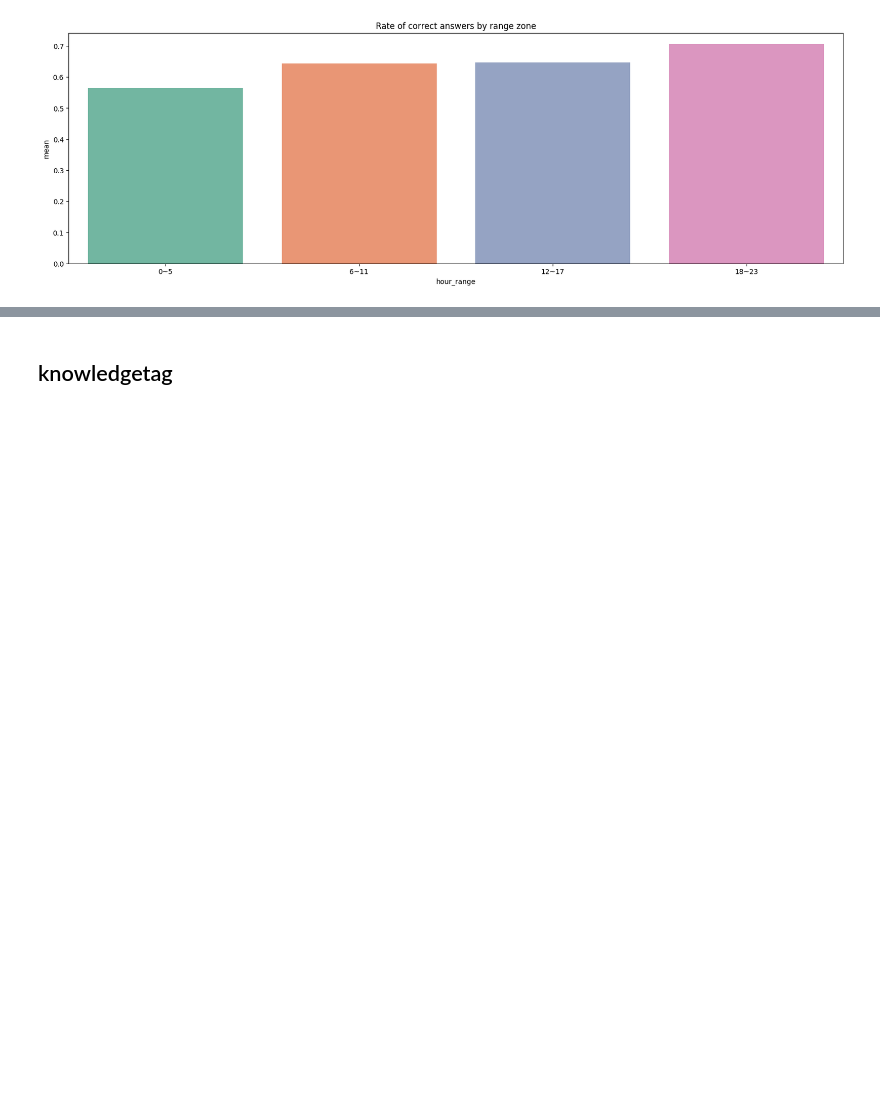
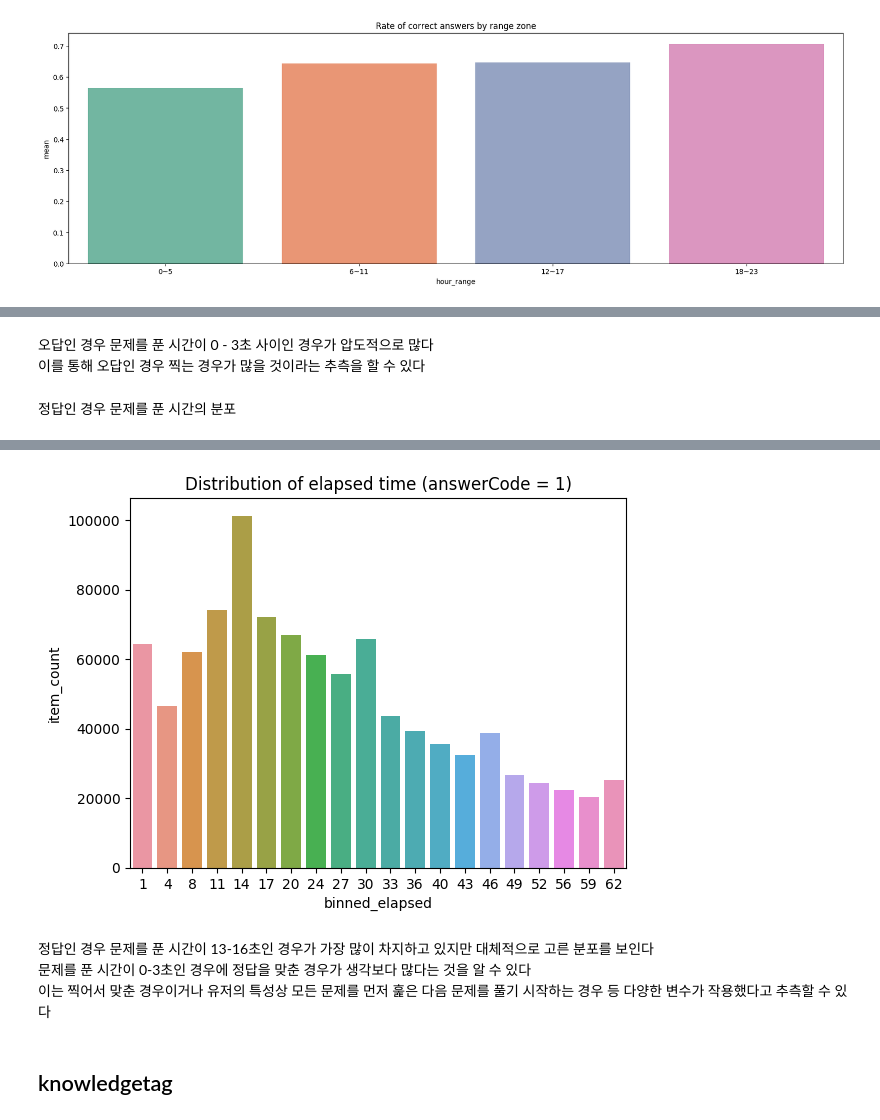
Before and after one commit to boostcampaitech5/level2_dkt-recsys-09, a Jupyter notebook: eda/eda_integration.ipynb, the cells around one changed output, grey strips where cells are left out. Saved outputs shown, nothing was run; the diff lists cells and outputs as text; code cells hidden in the pictures; blank space fills up the shorter version.

```diff
--- a/eda/eda_integration.ipynb
+++ b/eda/eda_integration.ipynb
@@ -720,0 +789,11 @@ plt.show()
+# %% [markdown]
+오답인 경우 문제를 푼 시간이 0 - 3초 사이인 경우가 압도적으로 많다<br>
+이를 통해 오답인 경우 찍는 경우가 많을 것이라는 추측을 할 수 있다
+# %% [markdown]
+정답인 경우 문제를 푼 시간의 분포
+# %%
+fig, ax = plt.subplots()
+
+ax.set_title("Distribution of elapsed time (answerCode = 1)")
+sns.barplot(data=label_answerCode_groupby[label_answerCode_groupby['answerCode'] == 1].head(20), x="binned_elapsed", y='item_count')
+# %% [output]
@@ -721,3 +801,8 @@ plt.show()
+[figure, added]
+# %% [markdown]
+정답인 경우 문제를 푼 시간이 13-16초인 경우가 가장 많이 차지하고 있지만 대체적으로 고른 분포를 보인다<br>
+문제를 푼 시간이 0-3초인 경우에 정답을 맞춘 경우가 생각보다 많다는 것을 알 수 있다<br>
+이는 찍어서 맞춘 경우이거나 유저의 특성상 모든 문제를 먼저 훑은 다음 문제를 풀기 시작하는 경우 등 다양한 변수가 작용했다고 추측할 수 있다
 # %% [markdown]
 ## knowledgetag
 # %% [markdown]
```
Also changed, not shown: parts of 14 cells of this notebook.
